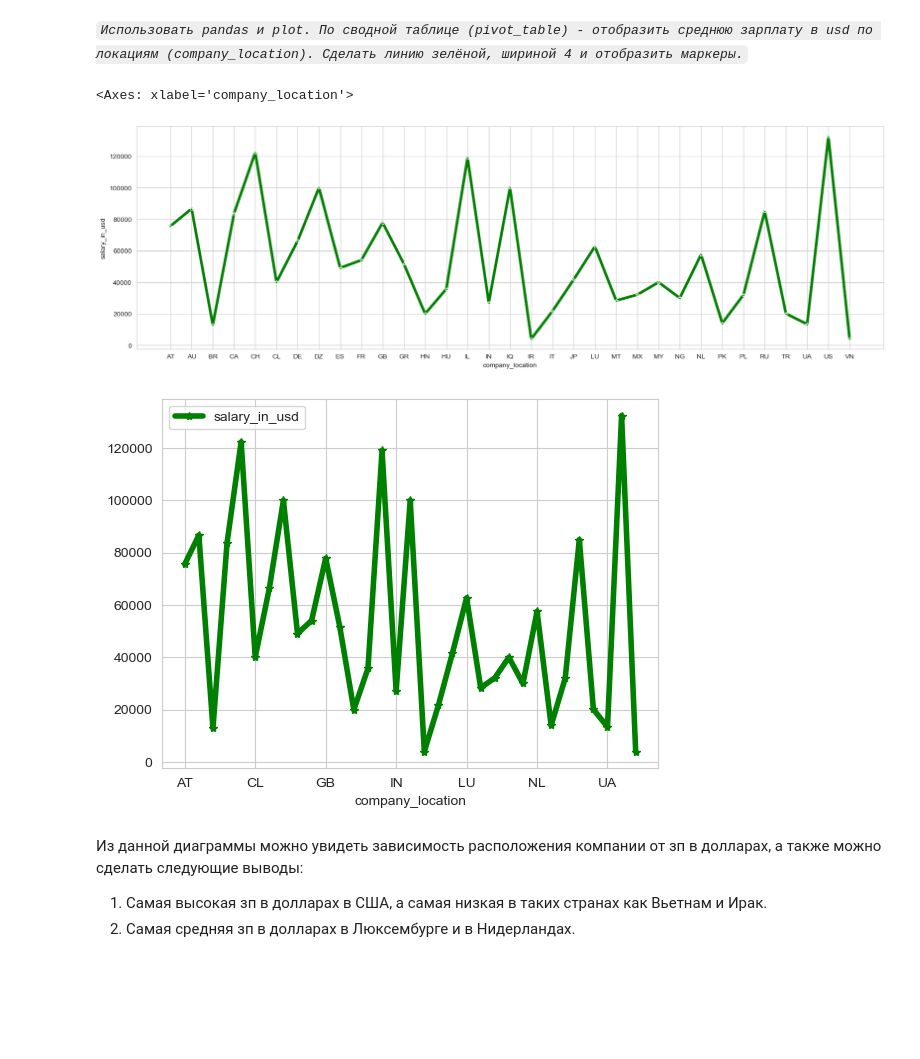
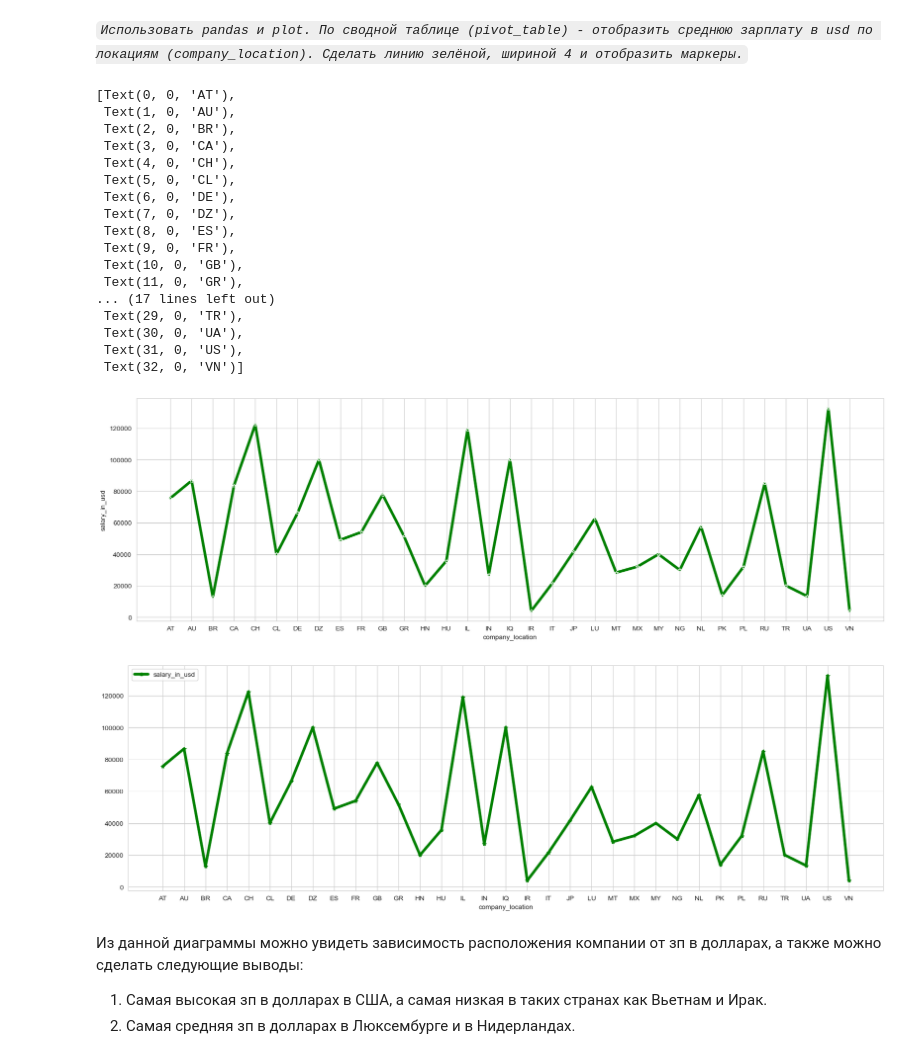
Before and after one commit to AlisaRezanova/LR2, a Jupyter notebook: ЛР2_Резанова_Вариант7.ipynb, the cells around one changed output. Saved outputs shown, nothing was run; the diff lists cells and outputs as text; code cells hidden in the pictures; blank space fills up the shorter version.

```diff
--- a/ЛР2_Резанова_Вариант7.ipynb
+++ b/ЛР2_Резанова_Вариант7.ipynb
@@ -294,12 +314,30 @@ sns.barplot(grouped, x="work_year", y="count", hue='employment_type')
 # %%
 pvt_table = df.pivot_table(index='company_location', values ='salary_in_usd', aggfunc='mean').round(3)
 plt.figure(figsize=(20,6))
 sns.lineplot(pvt_table, x='company_location', y='salary_in_usd', marker='*', linewidth=4, color='green')
-pvt_table.plot(linewidth=4, color='g', marker='*')
+gr = pvt_table.plot(linewidth=4, color='g', marker='*', figsize=(20,6))
+gr.set_xticks(range(len(pvt_table.index)))
+gr.set_xticklabels(pvt_table.index)
 # %% [output]
-<Axes: xlabel='company_location'>
+[Text(0, 0, 'AT'),
+ Text(1, 0, 'AU'),
+ Text(2, 0, 'BR'),
+ Text(3, 0, 'CA'),
+ Text(4, 0, 'CH'),
+ Text(5, 0, 'CL'),
+ Text(6, 0, 'DE'),
+ Text(7, 0, 'DZ'),
+ Text(8, 0, 'ES'),
+ Text(9, 0, 'FR'),
+ Text(10, 0, 'GB'),
+ Text(11, 0, 'GR'),
+... (17 lines left out)
+ Text(29, 0, 'TR'),
+ Text(30, 0, 'UA'),
+ Text(31, 0, 'US'),
+ Text(32, 0, 'VN')]
 [figure]
-[figure, old version]
+[figure, new version]
 # %% [markdown]
 Из данной диаграммы можно увидеть зависимость расположения компании от зп в долларах, а также можно сделать следующие выводы:
 1. Самая высокая зп в долларах в США, а самая низкая в таких странах как Вьетнам и Ирак.
```
Also changed, not shown: parts of 8 cells of this notebook.
